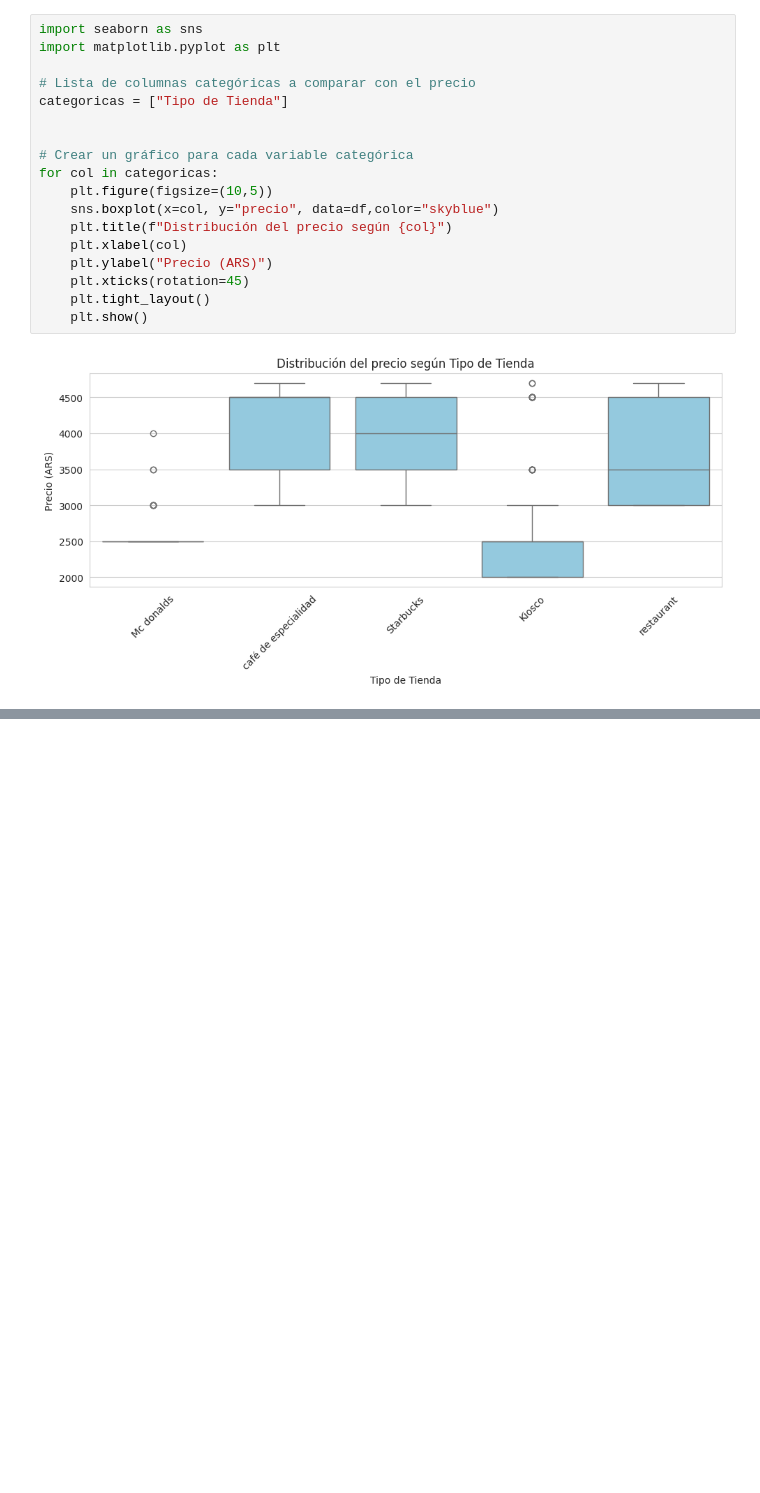
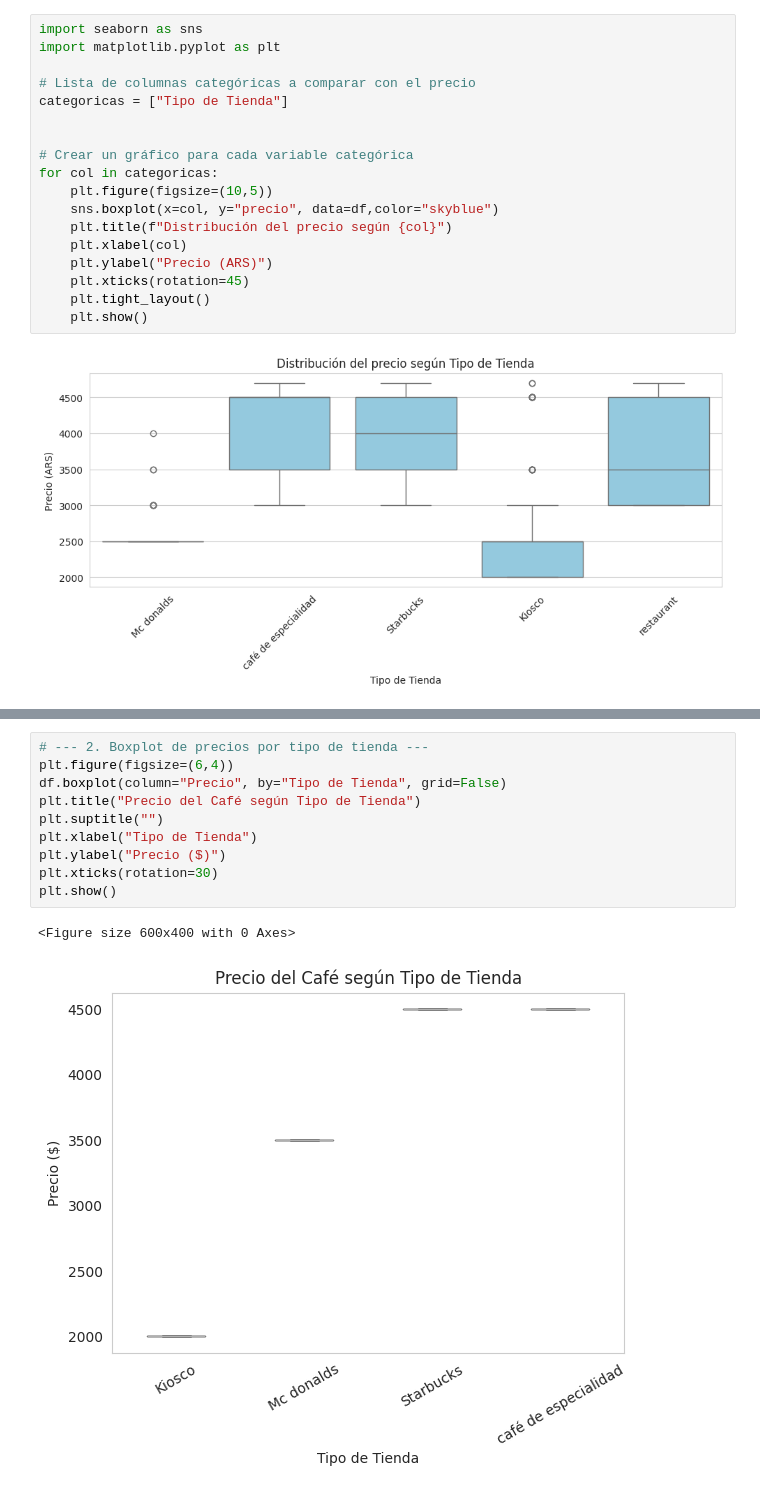
Before and after one commit to estemartinez87-cell/ProyectoConsumodeCafeI-MartinezEstela, a Jupyter notebook: Analisis_del_consumo_del_cafe.ipynb, the cells around one changed output, grey strips where cells are left out. Cells and saved outputs as stored; diff of their text form; blank space fills up the shorter version.

```diff
--- a/Analisis_del_consumo_del_cafe.ipynb
+++ b/Analisis_del_consumo_del_cafe.ipynb
@@ -155,0 +185,13 @@ for col in categoricas:
+# %%
+# --- 2. Boxplot de precios por tipo de tienda ---
+plt.figure(figsize=(6,4))
+df.boxplot(column="Precio", by="Tipo de Tienda", grid=False)
+plt.title("Precio del Café según Tipo de Tienda")
+plt.suptitle("")
+plt.xlabel("Tipo de Tienda")
+plt.ylabel("Precio ($)")
+plt.xticks(rotation=30)
+plt.show()
+# %% [output]
+<Figure size 600x400 with 0 Axes>
+[figure, added]
```
Also changed, not shown: parts of 5 cells of this notebook.
